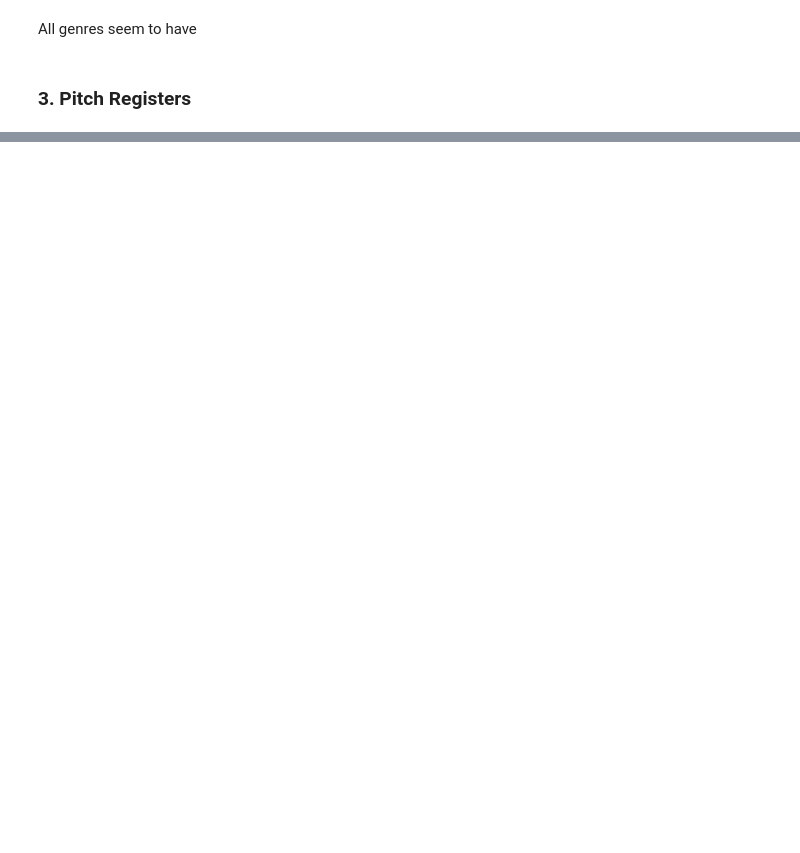
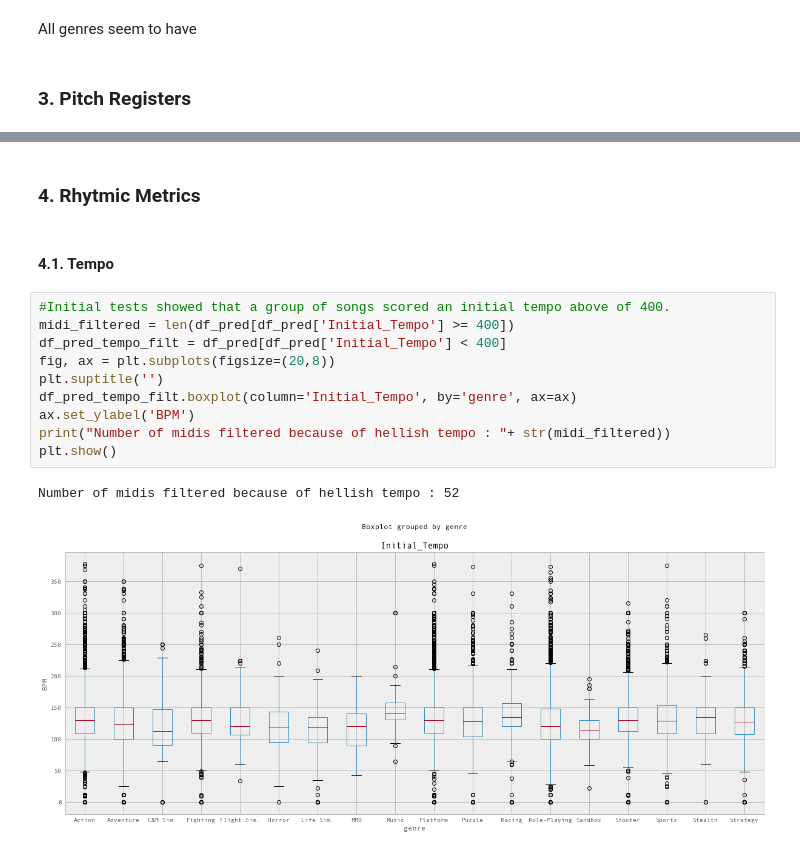
Before and after one commit to cedricviaccoz/musicology, a Jupyter notebook: dataset/JSymbolic Feat. Analysis & Discussion.ipynb, the cells around one changed output, grey strips where cells are left out. Cells and saved outputs as stored; diff of their text form; blank space fills up the shorter version.

Commit message:
Added tempo analysis + misc.

```diff
--- a/dataset/JSymbolic Feat. Analysis & Discussion.ipynb
+++ b/dataset/JSymbolic Feat. Analysis & Discussion.ipynb
@@ -192,0 +276,17 @@ As we can see, there is a pretty huge variance for all values of frequency regis
+# %% [markdown]
+### 4. Rhytmic Metrics
+# %% [markdown]
+#### 4.1. Tempo
+# %%
+#Initial tests showed that a group of songs scored an initial tempo above of 400.
+midi_filtered = len(df_pred[df_pred['Initial_Tempo'] >= 400])
+df_pred_tempo_filt = df_pred[df_pred['Initial_Tempo'] < 400]
+fig, ax = plt.subplots(figsize=(20,8))
+plt.suptitle('')
+df_pred_tempo_filt.boxplot(column='Initial_Tempo', by='genre', ax=ax)
+ax.set_ylabel('BPM')
+print("Number of midis filtered because of hellish tempo : "+ str(midi_filtered))
+plt.show()
+# %% [output]
+Number of midis filtered because of hellish tempo : 52
+[figure, added]
```
Also changed, not shown: parts of 16 cells of this notebook.
